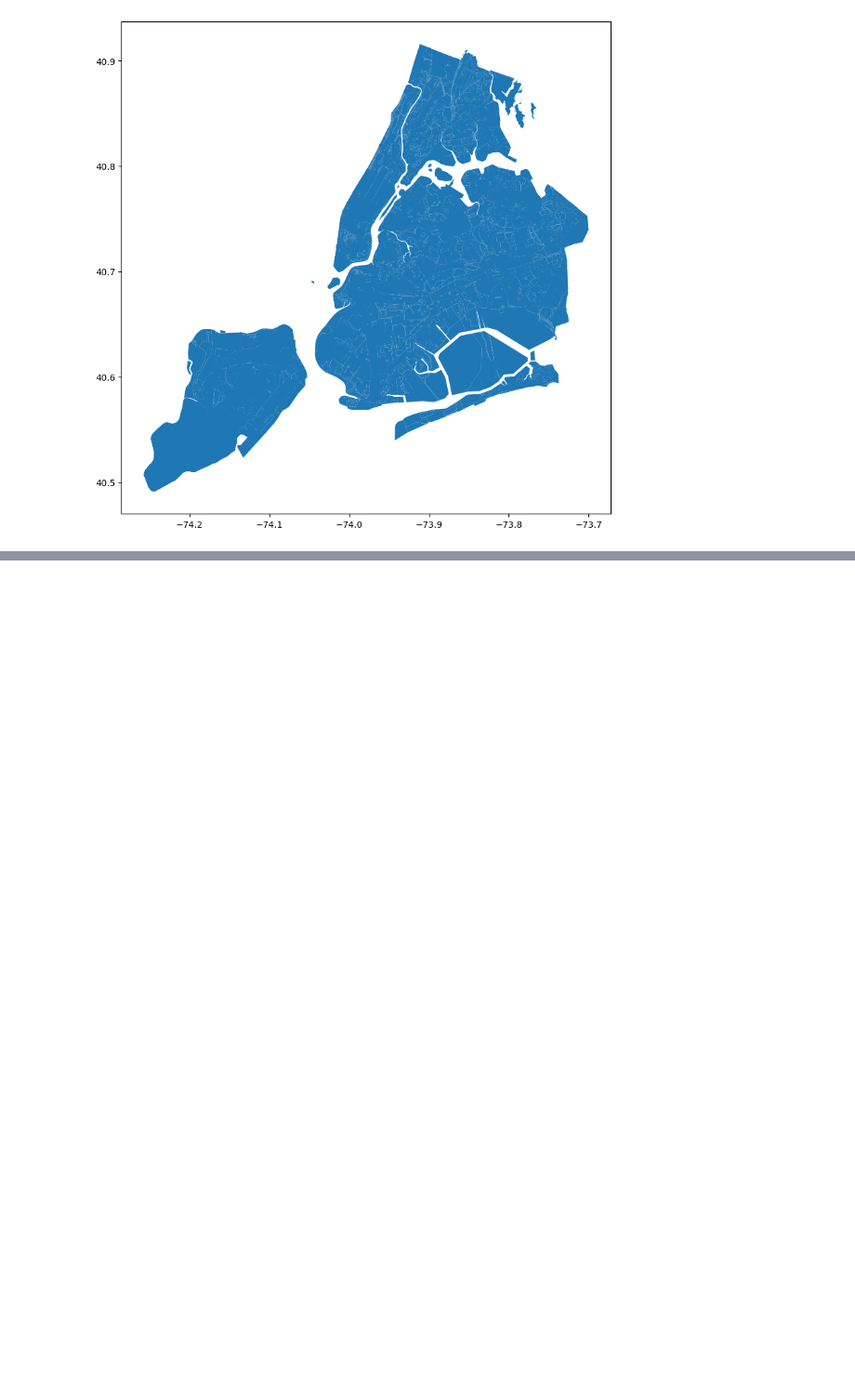
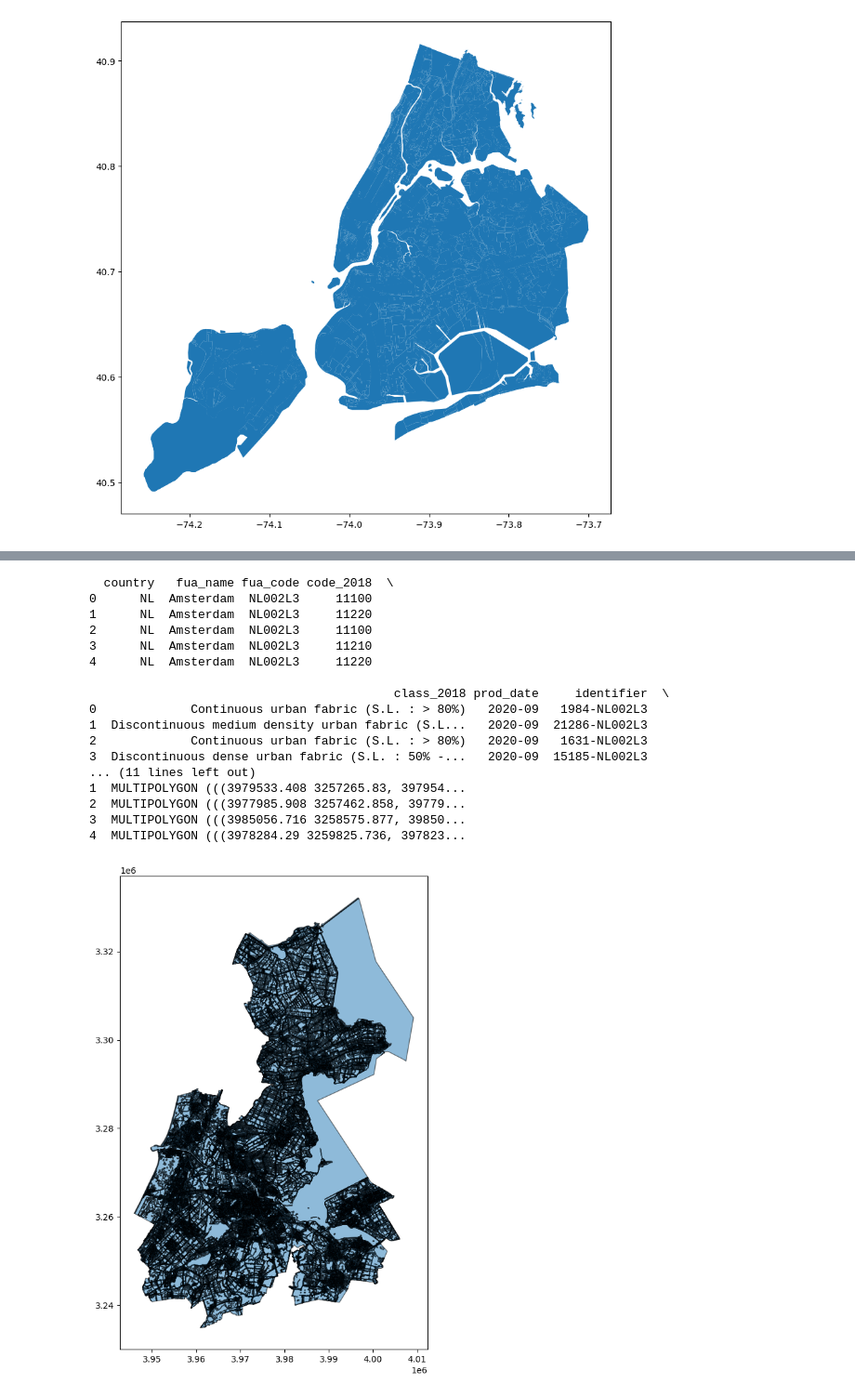
Before and after one commit to arthurfc12/Analise_PlanoDiretor_SP, a Jupyter notebook: Analise_Zoneamento.ipynb, the cells around one changed output, grey strips where cells are left out. Shown at 93% size. Cells and saved outputs as stored; diff of their text form; code cells hidden in the pictures; blank space fills up the shorter version.

```diff
--- a/Analise_Zoneamento.ipynb
+++ b/Analise_Zoneamento.ipynb
@@ -93,0 +132,34 @@ else:
+# %%
+import geopandas as gpd
+
+# Set the path to the GeoPackage file
+gpkg_file = "data/ams/amsterdam_zoning.gpkg"  # Replace with your GeoPackage file path
+
+# Load the GeoPackage into a GeoDataFrame
+gdf = gpd.read_file(gpkg_file)
+
+# Display the first few rows of the GeoDataFrame
+print(gdf.head())
+
+# Optionally, plot the data
+gdf.plot(figsize=(10, 10), alpha=0.5, edgecolor='k')
+plt.show()
+# %% [output]
+  country   fua_name fua_code code_2018  \
+0      NL  Amsterdam  NL002L3     11100
+1      NL  Amsterdam  NL002L3     11220
+2      NL  Amsterdam  NL002L3     11100
+3      NL  Amsterdam  NL002L3     11210
+4      NL  Amsterdam  NL002L3     11220
+
+                                          class_2018 prod_date     identifier  \
+0             Continuous urban fabric (S.L. : > 80%)   2020-09   1984-NL002L3
+1  Discontinuous medium density urban fabric (S.L...   2020-09  21286-NL002L3
+2             Continuous urban fabric (S.L. : > 80%)   2020-09   1631-NL002L3
+3  Discontinuous dense urban fabric (S.L. : 50% -...   2020-09  15185-NL002L3
+... (11 lines left out)
+1  MULTIPOLYGON (((3979533.408 3257265.83, 397954...
+2  MULTIPOLYGON (((3977985.908 3257462.858, 39779...
+3  MULTIPOLYGON (((3985056.716 3258575.877, 39850...
+4  MULTIPOLYGON (((3978284.29 3259825.736, 397823...
+[figure, added]
```
Also changed, not shown: parts of 4 cells of this notebook, 2 other files.
